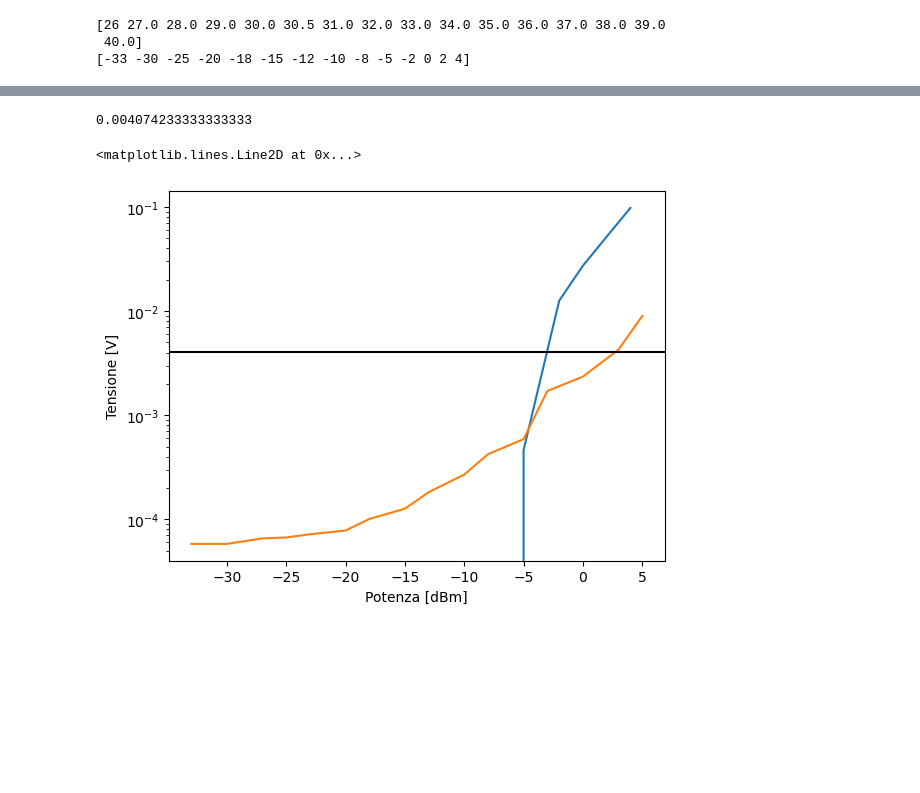
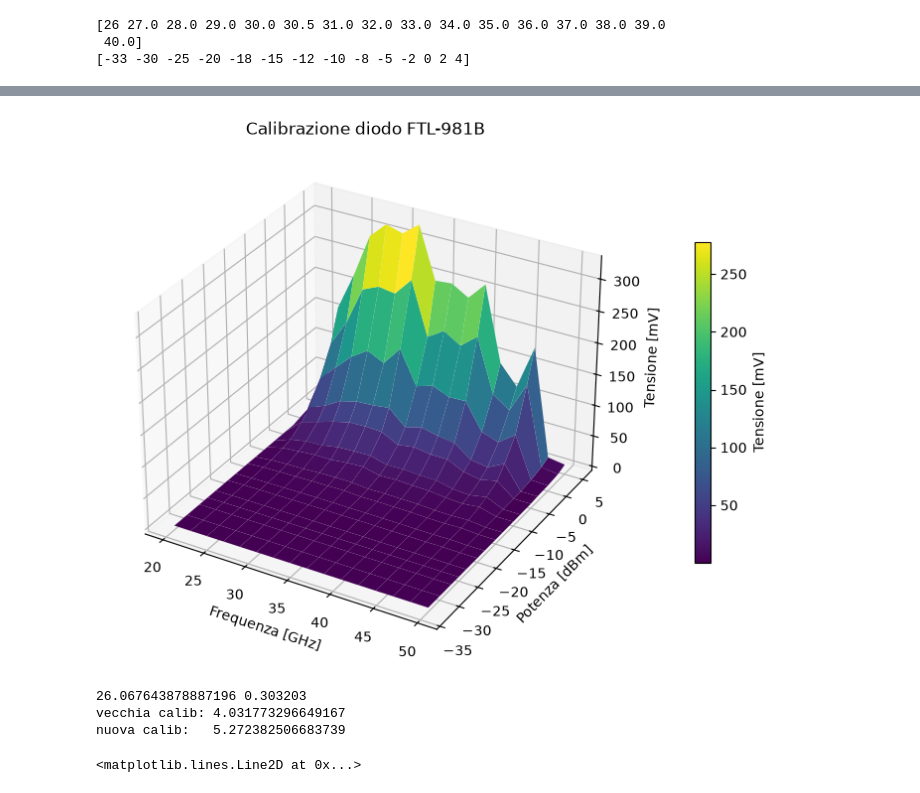
Before and after one commit to Doldz/DRM_RadioLab, a Jupyter notebook: dati_guadagno/guadagno_erzia.ipynb, the cells around one changed output, grey strips where cells are left out. Cells and saved outputs as stored; diff of their text form; code cells hidden in the pictures; blank space fills up the shorter version.

```diff
--- a/dati_guadagno/guadagno_erzia.ipynb
+++ b/dati_guadagno/guadagno_erzia.ipynb
@@ -371 +351,24 @@ plt.show()
+# %%
+X_grid, Y_grid = np.meshgrid(freqs, powers, indexing='ij')
+
+# reshape alla forma originale della griglia
+volts = volts.reshape(X_grid.shape)
+
+fig = plt.figure(figsize=(9, 7))  # quasi quadrata: gli assi 3D non riempiono una figura larga
+
+# --- primo grafico ---
+ax1 = fig.add_subplot(1, 1, 1, projection='3d')
+surf1 = ax1.plot_surface(X_grid, Y_grid, volts * 1e3, cmap='viridis', antialiased=True)
+
+ax1.set_title("Calibrazione diodo FTL-981B")
+ax1.set_xlabel('Frequenza [GHz]')
+ax1.set_ylabel('Potenza [dBm]')
+ax1.set_zlabel('Tensione [mV]')
+
+fig.colorbar(surf1, ax=ax1, shrink=0.6, pad=0.1, label='Tensione [mV]')
+
+plt.savefig("charact_calib_diodo.pdf", bbox_inches='tight')  # tight_layout non funziona con gli assi 3D
+plt.show()
+# %% [output]
+[figure, added]
 # %%
@@ -404,15 +451,16 @@ def power_interpn(freq_target, volt_target, freqs, powers, volts_matrix,DEBUG=0)
 # %%
-f,v = risultati_finali[-80]
-print(v[-1])
+f, v, s = risultati_finali[-55]
+f_ = 26
+j = np.argmin(abs(f - f_))
+print(f[j], v[j])
 
-f_ = 20
+volts_old_nan = np.where(volts_old > 0, volts_old, np.nan)  # gli zeri erano NaN nell'Excel
+print("vecchia calib:", power_interpn(f_, v[j], freqs_old, powers_old, volts_old_nan, DEBUG=1))
+print("nuova calib:  ", power_interpn(f_, v[j], freqs, powers, volts, DEBUG=1))
 
-power_interpn(f_,v[-1],freqs_old,powers_old,volts_old,DEBUG=1)
-power_interpn(f_,v[-1],freqs,powers,volts,DEBUG=1)
-
-
-plt.axhline(v[0],c="black")
+plt.axhline(v[j], c="black")
 # %% [output]
-0.004074233333333333
+26.067643878887196 0.303203
+vecchia calib: 4.031773296649167
+nuova calib:   5.272382506683739
 <matplotlib.lines.Line2D at 0x...>
-[figure, removed]
```
Also changed, not shown: parts of 16 cells of this notebook, 55 other files.
